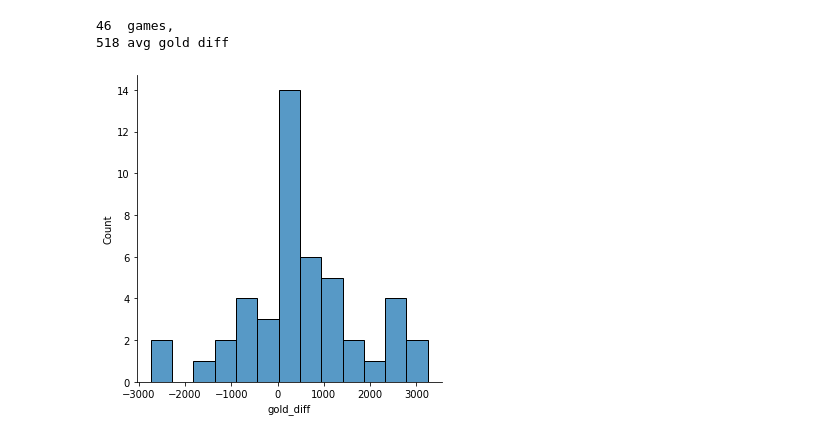
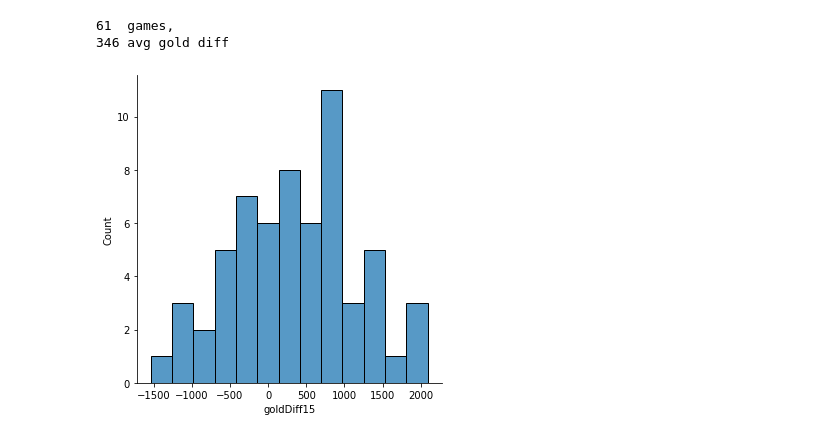
Before and after one commit to michaelmendelsohn/Riot_Api, a Jupyter notebook: data_analysis.ipynb, the cells around one changed output. Saved outputs shown, nothing was run; the diff lists cells and outputs as text; code cells hidden in the pictures.

```diff
--- a/data_analysis.ipynb
+++ b/data_analysis.ipynb
@@ -8,13 +8,14 @@ import role_classification_functions as rcf
 import seaborn as sns
 pd.options.display.max_columns = None
 
-fname=os.getcwd()+'\\database'+'\\Souporsecret_4_2.csv'
+fname=os.getcwd()+'\\database'+'\\SouporSecret_4_2.csv'
 df_soup=pd.read_csv(fname)
 df_soup1=df_soup[df_soup['queue'].isin(['5v5 Draft Pick games','5v5 Ranked Flex games','5v5 Ranked Solo games','5v5 Blind Pick games','Clash games'])]
 df_soup2=rcf.new_lane_classification(df_soup1,cleaning=True)
 print(rcf.score_error(df_soup2))
 df=df_soup2[df_soup2['role_error_flag'] == False].copy()
 print(rcf.score_error(df))
-print(len(df))
+print(len(df), "rows")
+print(len(df['gameId'].drop_duplicates()), "games")
 df.head(3)
 # %% [output]
@@ -186,0 +182,5 @@ print(int(kev_adc_gold_10.mean()), "avg gold diff")
+# %%
+mike_support=gold_diff_x(df,"SouporSecret",minutes=[10,15],role="SUPPORT")
+sns.displot(mike_support.goldDiff10, bins = 13)
+print(len(mike_support), " games, ")
+print(int(mike_support.goldDiff10.mean()), "avg gold diff")
@@ -187,8 +191,8 @@ print(int(kev_adc_gold_10.mean()), "avg gold diff")
 # %%
-sns.displot(kev_adc_gold_15, bins = 13)
-print(len(kev_adc_gold_15), " games, ")
-print(int(kev_adc_gold_15.mean()), "avg gold diff")
+sns.displot(mike_support.goldDiff15, bins = 13)
+print(len(mike_support), " games, ")
+print(int(mike_support.goldDiff15.mean()), "avg gold diff")
 # %% [output]
-46  games,
-518 avg gold diff
+61  games,
+346 avg gold diff
-[figure, old version]
+[figure, new version]
```
Also changed, not shown: parts of 13 cells of this notebook.
